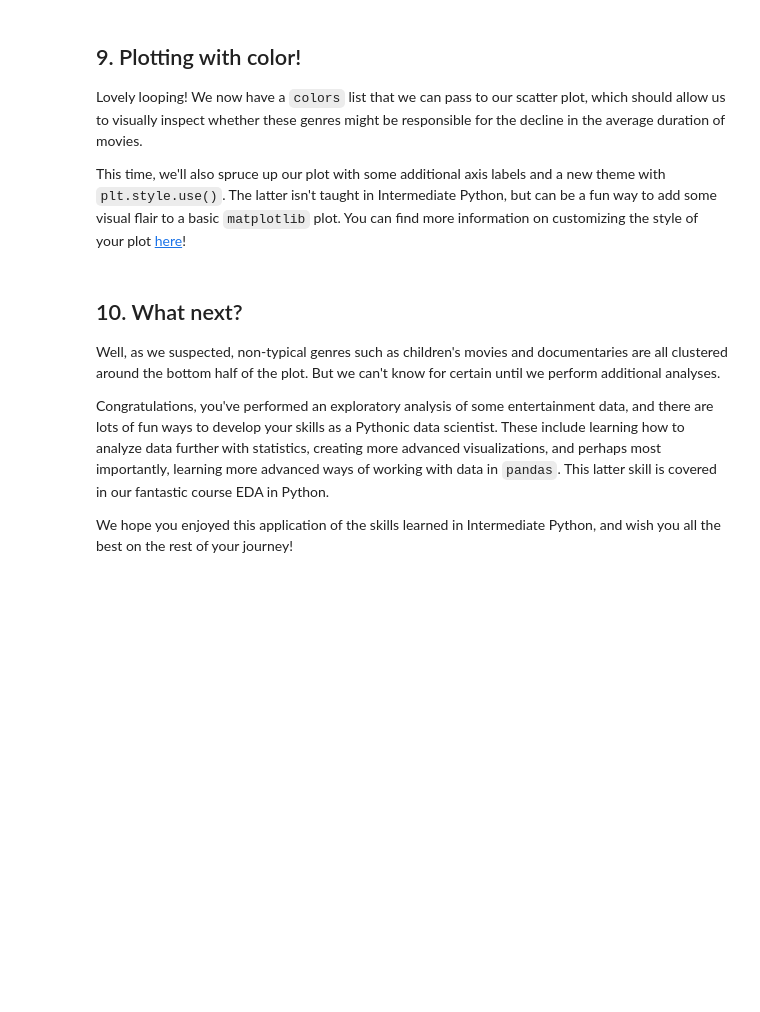
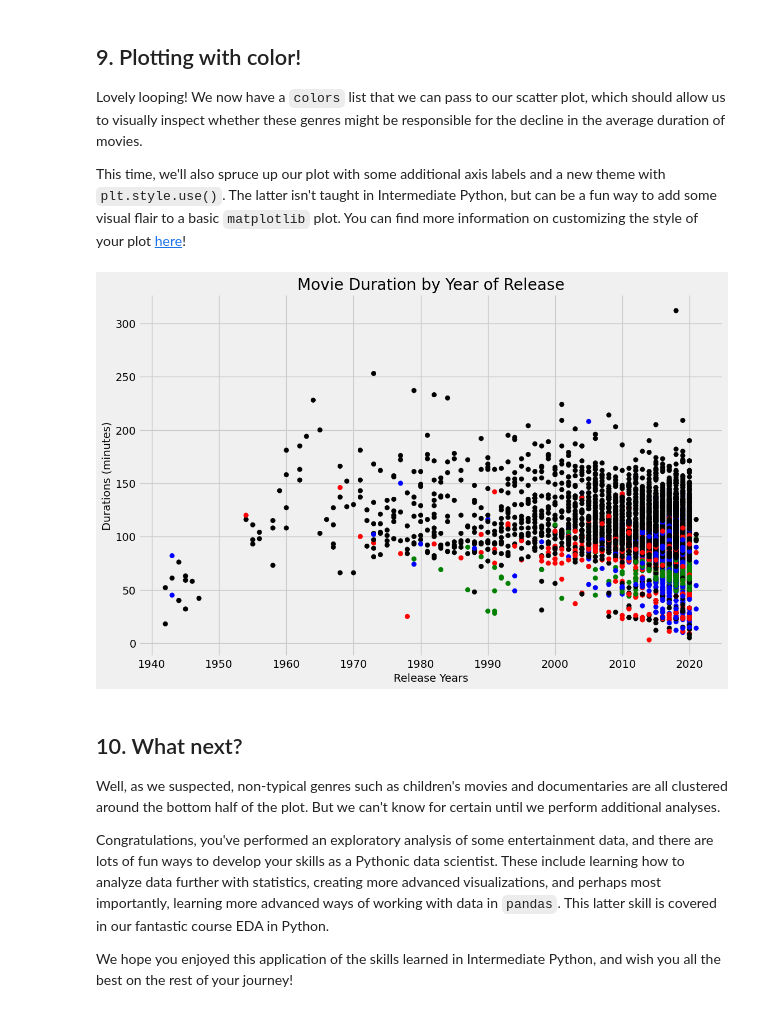
Before and after one commit to amadasunese/cwwtechafrica_individual_project, a Jupyter notebook: netflix/notebook.ipynb, the cells around one changed output. Drawn from its saved outputs; the diff is of its cells as text; code cells hidden in the pictures; blank space fills up the shorter version.

```diff
--- a/netflix/notebook.ipynb
+++ b/netflix/notebook.ipynb
@@ -138,18 +194,19 @@ short_movies = ...
 <p><em>Note: Although we are using the basic colors of red, blue, green, and black, <code>matplotlib</code> has many named colors you can use when creating plots. For more information, you can refer to the documentation <a href="https://matplotlib.org/stable/gallery/color/named_colors.html">here</a>!</em></p>
 # %%
 # Define an empty list
-colors = ...
+colors = []
 
 # Iterate over rows of netflix_movies_col_subset
-for ..., ... in ... :
-    if ... :
-        ...
-    elif ... :
-        ...
-    elif ... :
-        ...
+for index, row in netflix_movies_col_subset.iterrows():
+    genre = row["genre"]
+    if genre == "Children":
+        colors.append("red")
+    elif genre == "Documentaries":
+        colors.append("blue")
+    elif genre == "Stand-Up":
+        colors.append("green")
     else:
-        ...
+        colors.append("black")
 
 # Inspect the first 10 values in your list
-...
+print(colors[:10])
@@ -160,18 +219,22 @@ for ..., ... in ... :
 # %%
 # Set the figure style and initalize a new figure
 plt.style.use('fivethirtyeight')
 fig = plt.figure(figsize=(12,8))
 
 # Create a scatter plot of duration versus release_year
-...
+plt.scatter(netflix_movies_col_subset["release_year"], netflix_movies_col_subset["duration"], c=colors)
+
 
 # Create a title and axis labels
-...
-...
-...
+plt.xlabel("Release Years")
+plt.ylabel("Durations (minutes)")
+plt.title("Movie Duration by Year of Release")
+
 
 # Show the plot
-...
+plt.show()
+# %% [output]
+[figure, added]
 # %% [markdown]
 ## 10. What next?
 <p>Well, as we suspected, non-typical genres such as children's movies and documentaries are all clustered around the bottom half of the plot. But we can't know for certain until we perform additional analyses. </p>
```
Also changed, not shown: parts of 7 cells of this notebook.
